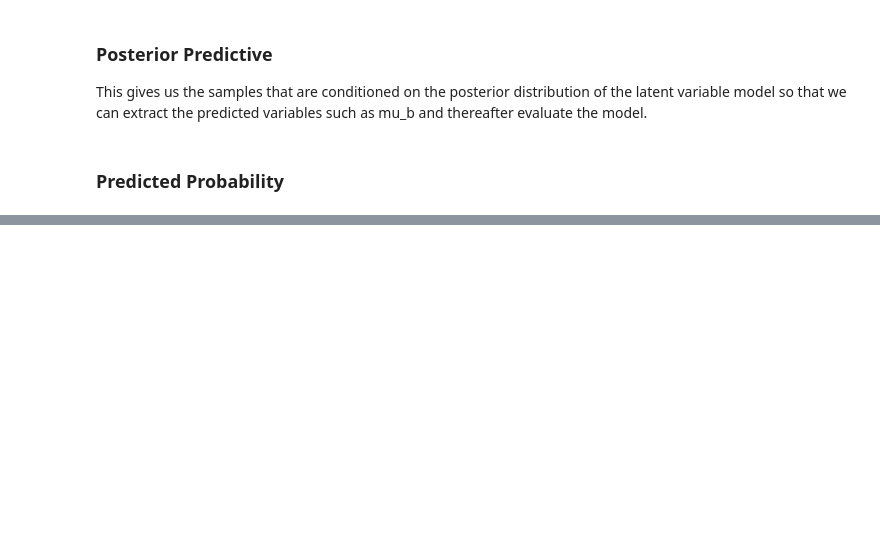
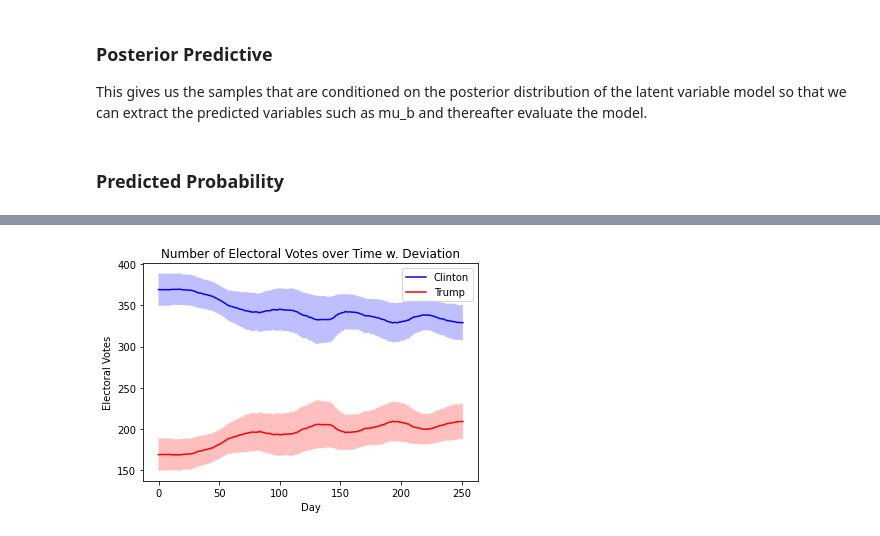
Before and after one commit to Manik-Goyal/Forecasting-Elections-6998, a Jupyter notebook: final-project/final-notebook.ipynb, the cells around one changed output, grey strips where cells are left out. Cells and saved outputs as stored; diff of their text form; code cells hidden in the pictures; blank space fills up the shorter version.

```diff
--- a/final-project/final-notebook.ipynb
+++ b/final-project/final-notebook.ipynb
@@ -177,3 +200,21 @@ sns.lineplot(data=np.array(EV_list_trump))
+# %%
+upper_C = [x + y for x,y in zip(EV_C_mu, EV_C_std)]
+lower_C = [x - y for x,y in zip(EV_C_mu, EV_C_std)]
+
+upper_T = [x + y for x,y in zip(EV_T_mu, EV_T_std)]
+lower_T = [x - y for x,y in zip(EV_T_mu, EV_T_std)]
+
+sns.lineplot(data=np.array(EV_C_mu), color="blue")
+sns.lineplot(data=np.array(EV_T_mu), color="red")
+plt.fill_between(range(len(EV_C_mu)), upper_C, lower_C, facecolor="blue", alpha=0.25)
+plt.fill_between(range(len(EV_T_mu)), upper_T, lower_T, facecolor="red", alpha=0.25)
+plt.legend(['Clinton', 'Trump'])
+plt.xlabel("Day")
+plt.ylabel("Electoral Votes")
+plt.title("Number of Electoral Votes over Time w. Deviation")
+plt.show()
+# %% [output]
+[figure, added]
 # %%
 def mean_low_high(draws, states, Id):
     mean = expit(draws.mean(axis=0))
```
Also changed, not shown: parts of 20 cells of this notebook, 2 other files.
